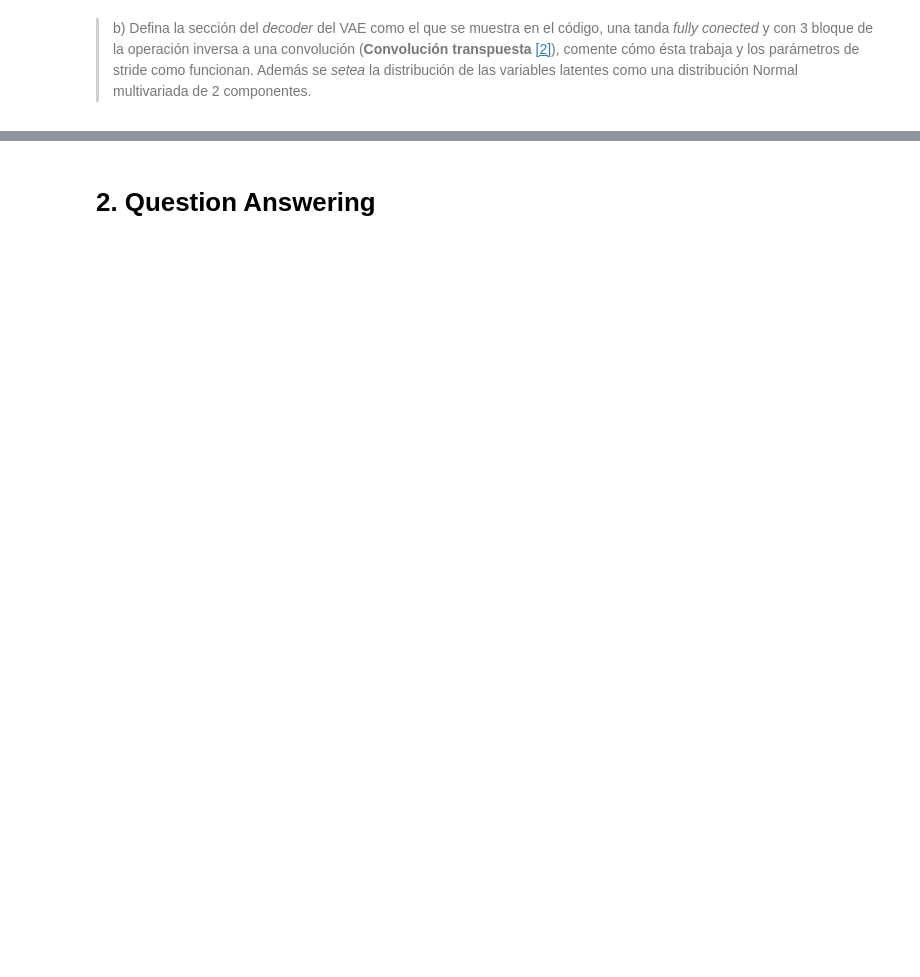
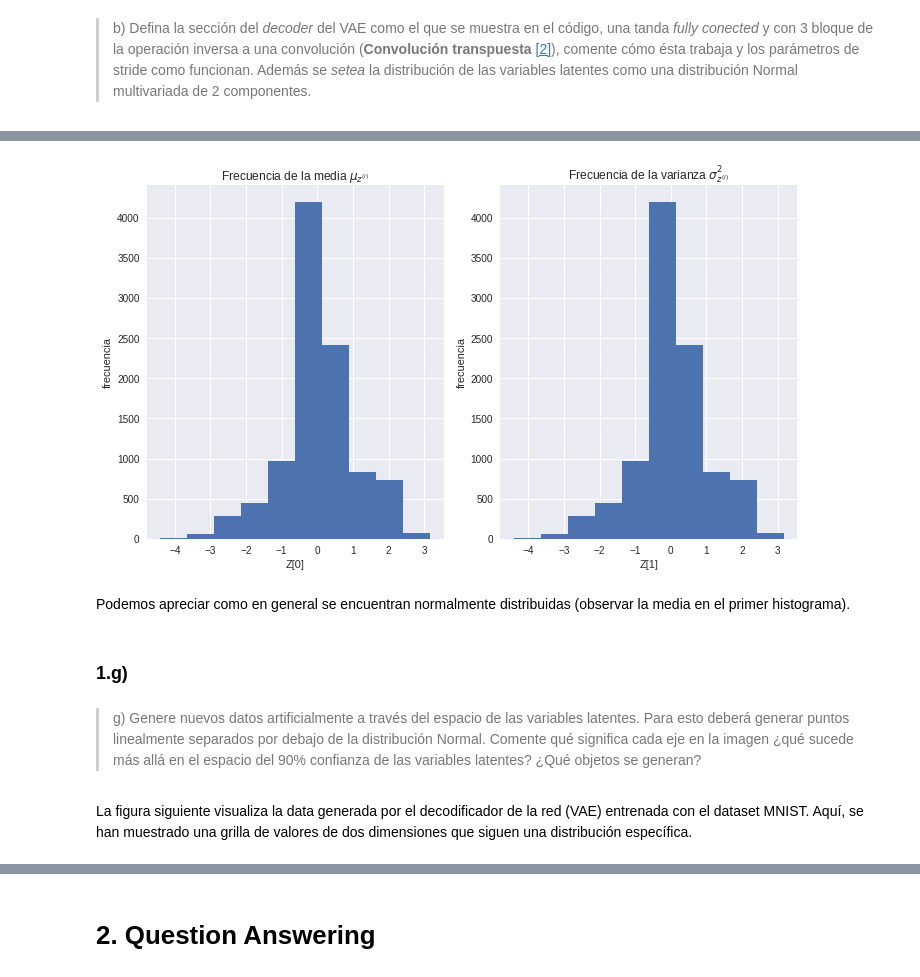
Before and after one commit to gonzalezf/Tarea3-INF395, a Jupyter notebook: Tarea3.ipynb, the cells around one changed output, grey strips where cells are left out. Cells and saved outputs as stored; diff of their text form; code cells hidden in the pictures; blank space fills up the shorter version.

```diff
--- a/Tarea3.ipynb
+++ b/Tarea3.ipynb
@@ -126,0 +462,30 @@ NameError: ignored
+# %%
+#plot histogram
+
+plt.figure(1, figsize=(10,6))
+plt.subplot(121)
+plt.hist(z_mean[:, 0])
+plt.title("Frecuencia de la media $\mu_{z^{(i)}}$")
+plt.ylabel("frecuencia")
+plt.xlabel("Z[0]")
+#plt.legend()
+
+plt.subplot(122)
+plt.title("Frecuencia de la varianza $\sigma_{z^{(i)}}^2$")
+plt.hist(z_mean[:, 1])
+plt.ylabel("frecuencia")
+plt.xlabel("Z[1]")
+#plt.legend();
+
+plt.tight_layout()
+plt.show();
+# %% [output]
+[figure, added]
+# %% [markdown]
+Podemos apreciar como en general se encuentran normalmente distribuidas  (observar la media en el primer histograma).
+# %% [markdown]
+### 1.g)
+# %% [markdown]
+> g) Genere nuevos datos artificialmente a través del espacio de las variables latentes. Para esto deberá generar puntos linealmente separados por debajo de la distribución Normal. Comente qué significa cada eje en la imagen ¿qué sucede más allá en el espacio del 90% confianza de las variables latentes? ¿Qué objetos se generan?
+# %% [markdown]
+La figura siguiente visualiza la data generada por el decodificador de la red (VAE) entrenada con el dataset MNIST. Aquí, se han muestrado una grilla de valores de dos dimensiones que siguen una distribución específica.
```
Also changed, not shown: parts of 203 cells of this notebook.
